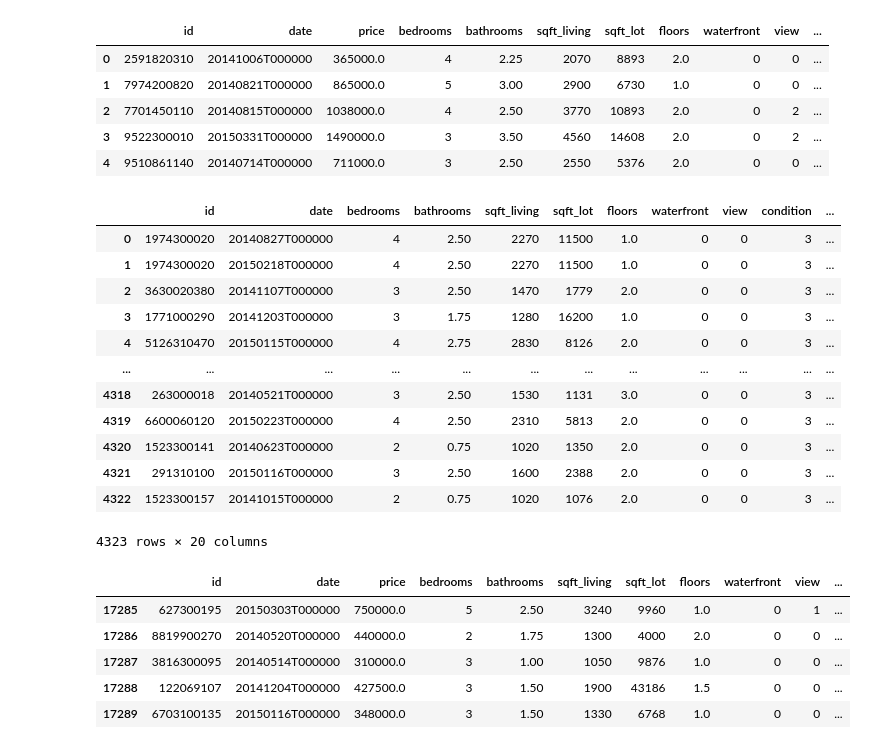
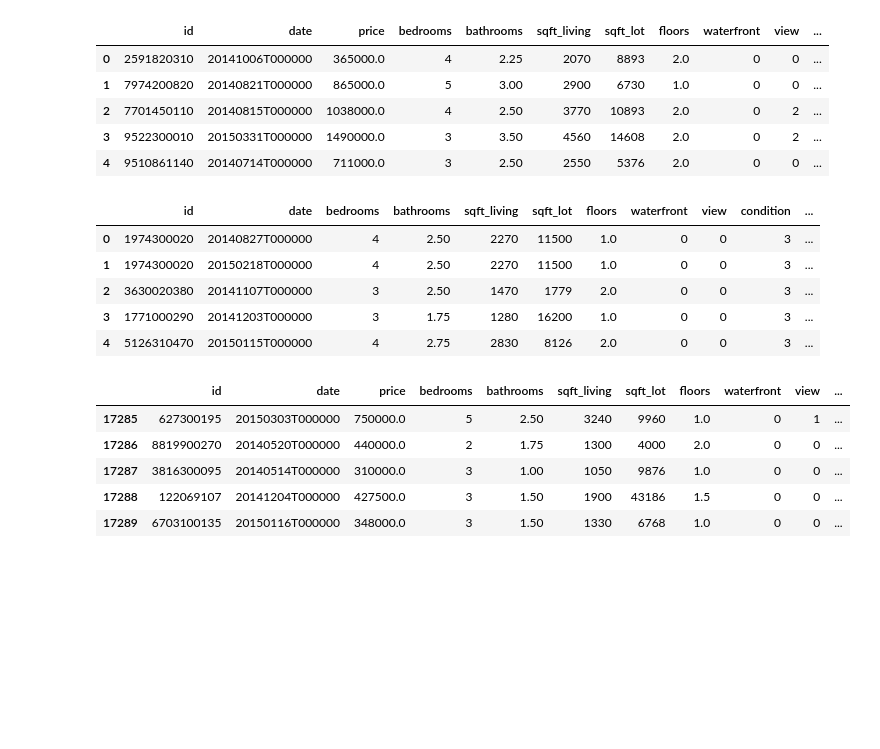
Before and after one commit to dorjeys3/King_County_Real_Estate, a Jupyter notebook: Prediction Method.ipynb, the cells around one changed output. Drawn from its saved outputs; the diff is of its cells as text; code cells hidden in the pictures; blank space fills up the shorter version.

```diff
--- a/Very Good Book.ipynb
+++ b/Prediction Method.ipynb
@@ -31,11 +21,11 @@ pd.set_option('display.max_rows', 200)
 pd.set_option('display.max_columns', 500)
 # %%
 # import datafiles
-training = pd.read_csv("kc_house_data_train.csv", index_col = 0)
-holdout = pd.read_csv("kc_house_data_test_features.csv", index_col = 0)
-imputed = pd.read_csv("bedroomsfilled.csv", index_col = 0)
-extra = pd.read_csv("zip_code_extra_data_fixed.csv", index_col = 0)
-date = pd.read_csv("date.csv", index_col = 0)
+training = pd.read_csv("datasets/kc_house_data_train.csv", index_col = 0)
+holdout = pd.read_csv("datasets/kc_house_data_test_features.csv", index_col = 0)
+imputed = pd.read_csv("datasets/bedroomsfilled.csv", index_col = 0)
+extra = pd.read_csv("datasets/zip_code_extra_data_fixed.csv", index_col = 0)
+date = pd.read_csv("datasets/date.csv", index_col = 0)
 # %% [markdown]
 ### Checking out the Sales dataframe
 # %%
@@ -59,21 +49,14 @@ sales.head()
 | 3 | 9522300010 | 20150331T000000 | 1490000.0 | 3 | 3.50 | 4560 | 14608 | 2.0 | 0 | 2 | ... |
 | 4 | 9510861140 | 20140714T000000 | 711000.0 | 3 | 2.50 | 2550 | 5376 | 2.0 | 0 | 0 | ... |
 # %%
-holdout
+holdout.head()
 # %% [output]
 |  | id | date | bedrooms | bathrooms | sqft_living | sqft_lot | floors | waterfront | view | condition | ... |
 | 0 | 1974300020 | 20140827T000000 | 4 | 2.50 | 2270 | 11500 | 1.0 | 0 | 0 | 3 | ... |
 | 1 | 1974300020 | 20150218T000000 | 4 | 2.50 | 2270 | 11500 | 1.0 | 0 | 0 | 3 | ... |
 | 2 | 3630020380 | 20141107T000000 | 3 | 2.50 | 1470 | 1779 | 2.0 | 0 | 0 | 3 | ... |
 | 3 | 1771000290 | 20141203T000000 | 3 | 1.75 | 1280 | 16200 | 1.0 | 0 | 0 | 3 | ... |
 | 4 | 5126310470 | 20150115T000000 | 4 | 2.75 | 2830 | 8126 | 2.0 | 0 | 0 | 3 | ... |
-| ... | ... | ... | ... | ... | ... | ... | ... | ... | ... | ... | ... |
-| 4318 | 263000018 | 20140521T000000 | 3 | 2.50 | 1530 | 1131 | 3.0 | 0 | 0 | 3 | ... |
-| 4319 | 6600060120 | 20150223T000000 | 4 | 2.50 | 2310 | 5813 | 2.0 | 0 | 0 | 3 | ... |
-| 4320 | 1523300141 | 20140623T000000 | 2 | 0.75 | 1020 | 1350 | 2.0 | 0 | 0 | 3 | ... |
-| 4321 | 291310100 | 20150116T000000 | 3 | 2.50 | 1600 | 2388 | 2.0 | 0 | 0 | 3 | ... |
-| 4322 | 1523300157 | 20141015T000000 | 2 | 0.75 | 1020 | 1076 | 2.0 | 0 | 0 | 3 | ... |
-4323 rows × 20 columns
 # %%
 sales.tail()
 # %% [output]
```
Also changed, not shown: parts of 51 cells of this notebook, 20 other files.
